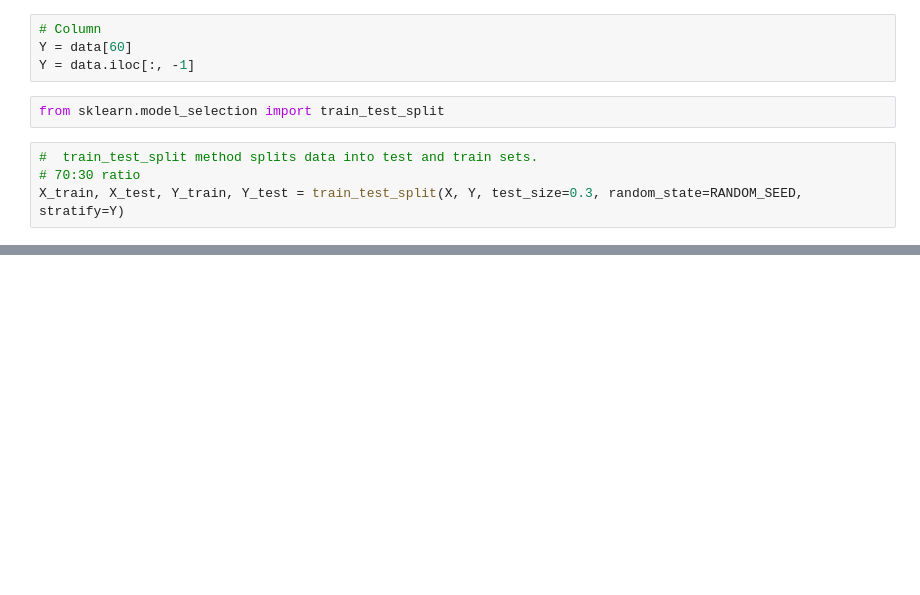
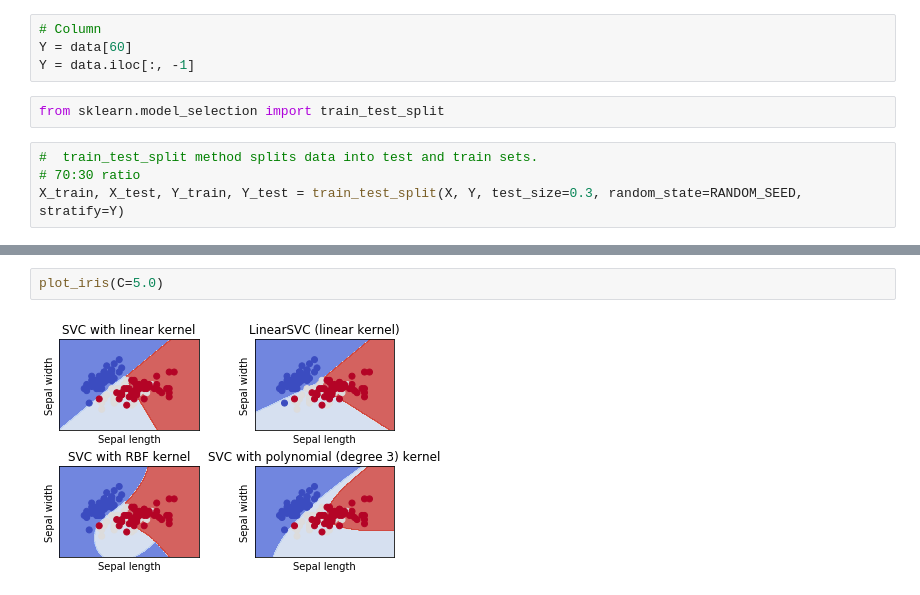
Before and after one commit to enzittonn/DSV-DAMI-I, a Jupyter notebook: lab3/lab3.ipynb, the cells around one changed output, grey strips where cells are left out. Saved outputs shown, nothing was run; the diff lists cells and outputs as text; blank space fills up the shorter version.

```diff
--- a/lab3/lab3.ipynb
+++ b/lab3/lab3.ipynb
@@ -43,0 +142,4 @@ X_train, X_test, Y_train, Y_test = train_test_split(X, Y, test_size=0.3, random_
+# %%
+plot_iris(C=5.0)
+# %% [output]
+[figure, added]
```
Also changed, not shown: parts of 29 cells of this notebook, 1 other file.
